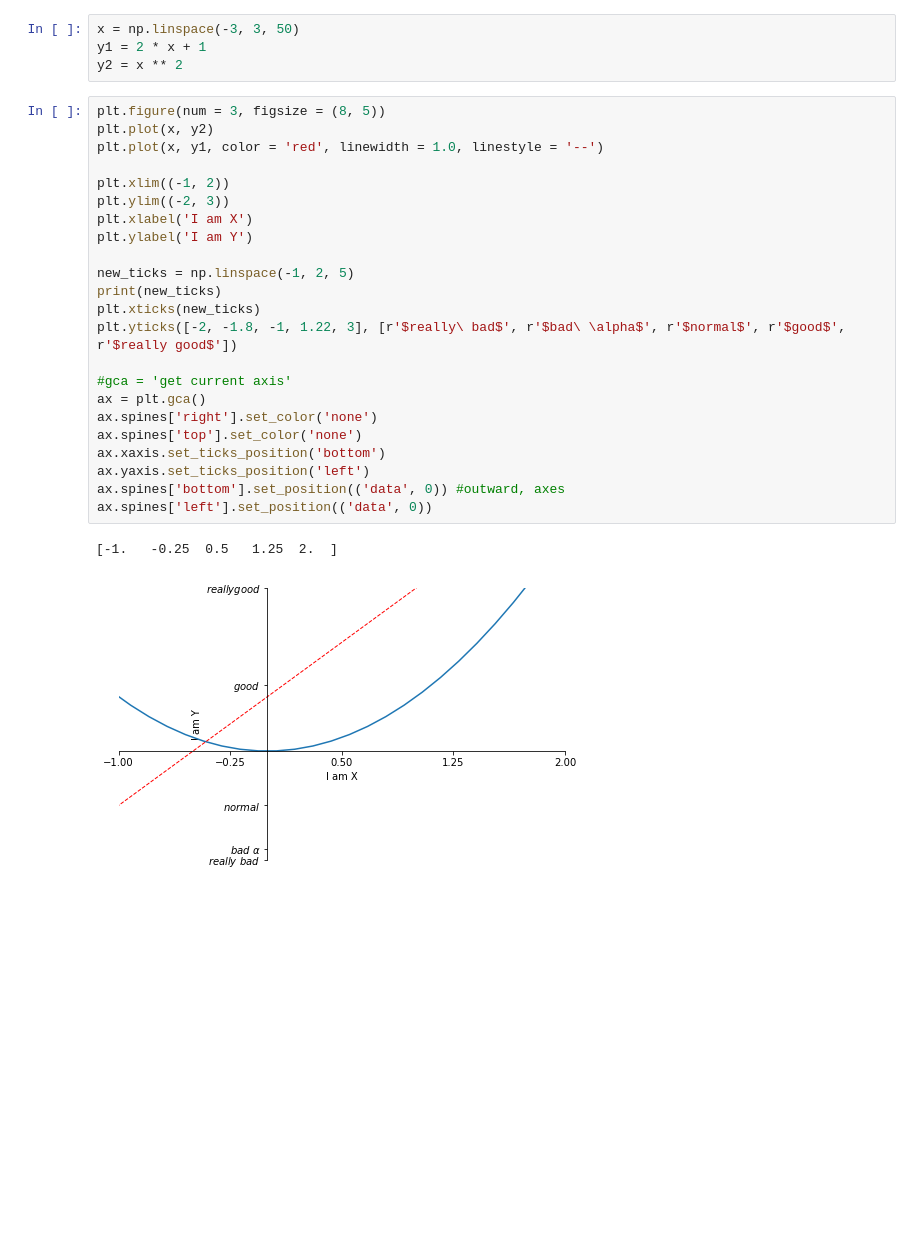
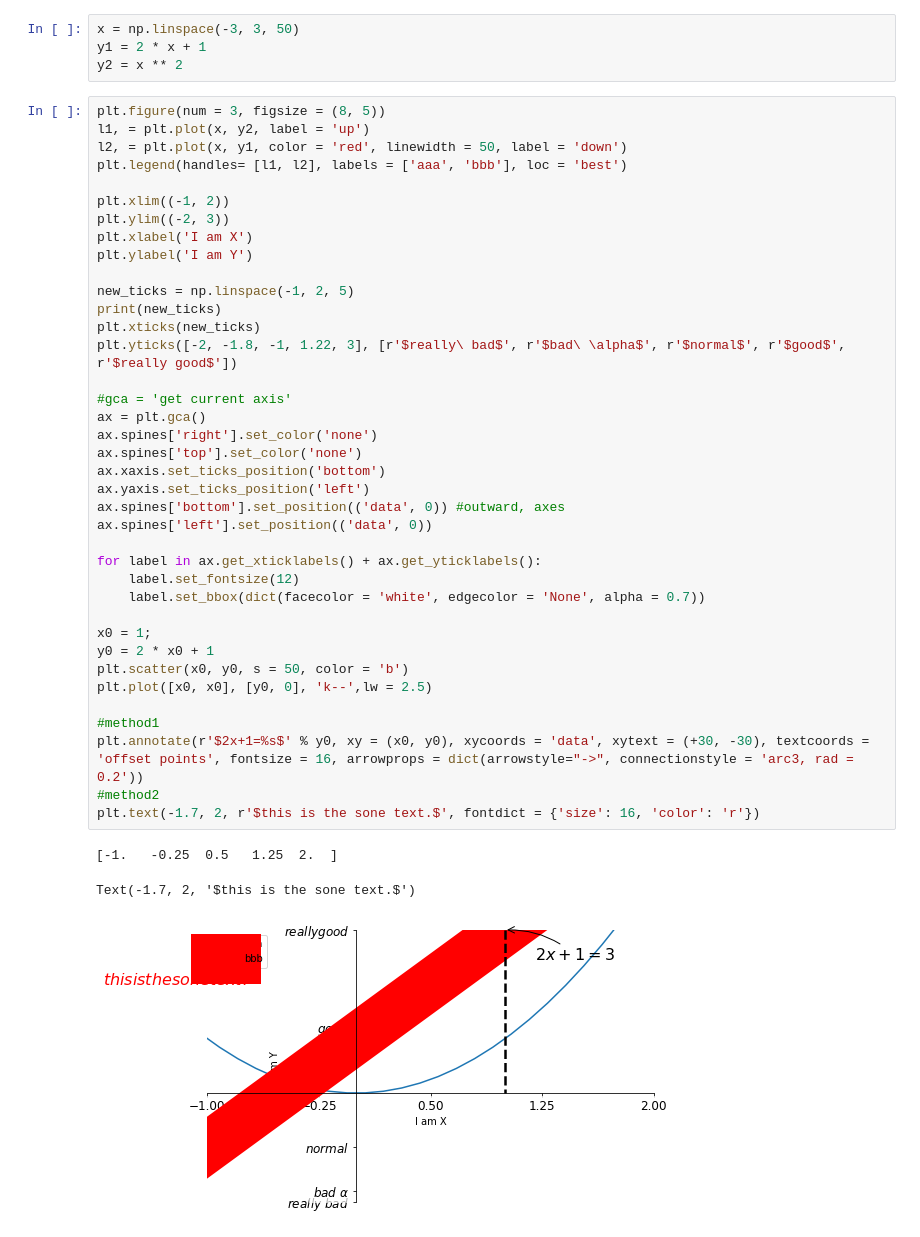
Before and after one commit to kyle-cloud/kaggle, a Jupyter notebook: practice_matplot/matplot.ipynb, the cells around one changed output. Cells and saved outputs as stored; diff of their text form; blank space fills up the shorter version.

```diff
--- a/practice_matplot/matplot.ipynb
+++ b/practice_matplot/matplot.ipynb
@@ -20,27 +20,43 @@ y1 = 2 * x + 1
 y2 = x ** 2
 # %%
 plt.figure(num = 3, figsize = (8, 5))
-plt.plot(x, y2)
-plt.plot(x, y1, color = 'red', linewidth = 1.0, linestyle = '--')
+l1, = plt.plot(x, y2, label = 'up')
+l2, = plt.plot(x, y1, color = 'red', linewidth = 50, label = 'down')
+plt.legend(handles= [l1, l2], labels = ['aaa', 'bbb'], loc = 'best')
 
 plt.xlim((-1, 2))
 plt.ylim((-2, 3))
 plt.xlabel('I am X')
 plt.ylabel('I am Y')
 
 new_ticks = np.linspace(-1, 2, 5)
 print(new_ticks)
 plt.xticks(new_ticks)
 plt.yticks([-2, -1.8, -1, 1.22, 3], [r'$really\ bad$', r'$bad\ \alpha$', r'$normal$', r'$good$', r'$really good$'])
 
 #gca = 'get current axis'
 ax = plt.gca()
 ax.spines['right'].set_color('none')
 ax.spines['top'].set_color('none')
 ax.xaxis.set_ticks_position('bottom')
 ax.yaxis.set_ticks_position('left')
 ax.spines['bottom'].set_position(('data', 0)) #outward, axes
 ax.spines['left'].set_position(('data', 0))
+
+for label in ax.get_xticklabels() + ax.get_yticklabels():
+    label.set_fontsize(12)
+    label.set_bbox(dict(facecolor = 'white', edgecolor = 'None', alpha = 0.7))
+
+x0 = 1;
+y0 = 2 * x0 + 1
+plt.scatter(x0, y0, s = 50, color = 'b')
+plt.plot([x0, x0], [y0, 0], 'k--',lw = 2.5)
+
+#method1
+plt.annotate(r'$2x+1=%s$' % y0, xy = (x0, y0), xycoords = 'data', xytext = (+30, -30), textcoords = 'offset points', fontsize = 16, arrowprops = dict(arrowstyle="->", connectionstyle = 'arc3, rad = 0.2'))
+#method2
+plt.text(-1.7, 2, r'$this is the sone text.$', fontdict = {'size': 16, 'color': 'r'})
 # %% [output]
 [-1.   -0.25  0.5   1.25  2.  ]
+Text(-1.7, 2, '$this is the sone text.$')
-[figure, old version]
+[figure, new version]
```
Also changed, not shown: parts of 5 cells of this notebook.
